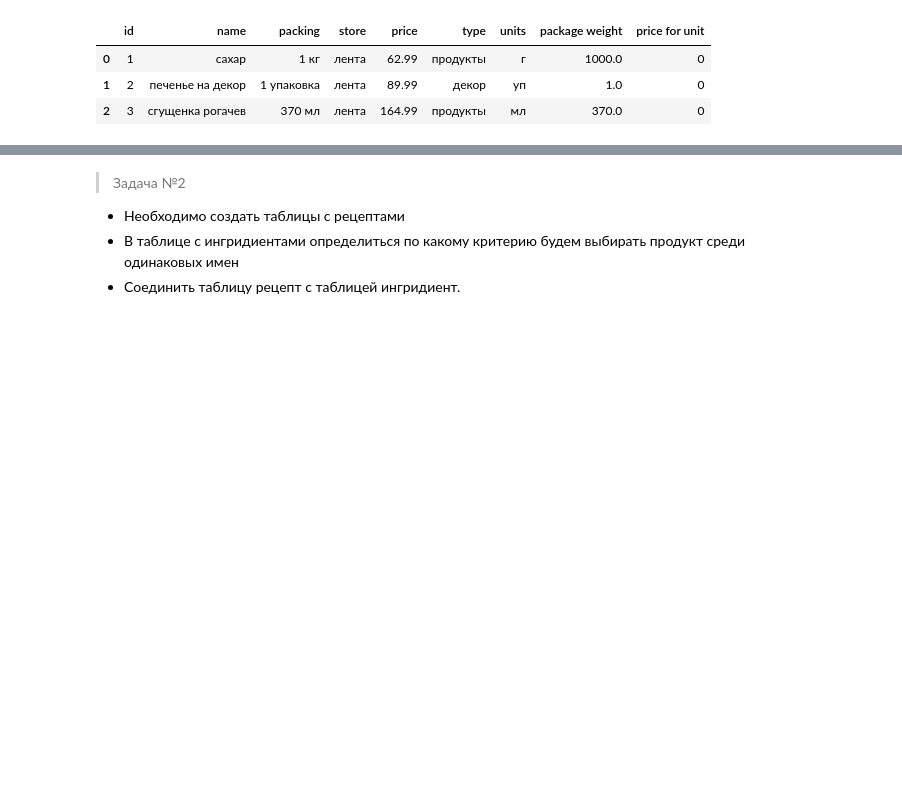
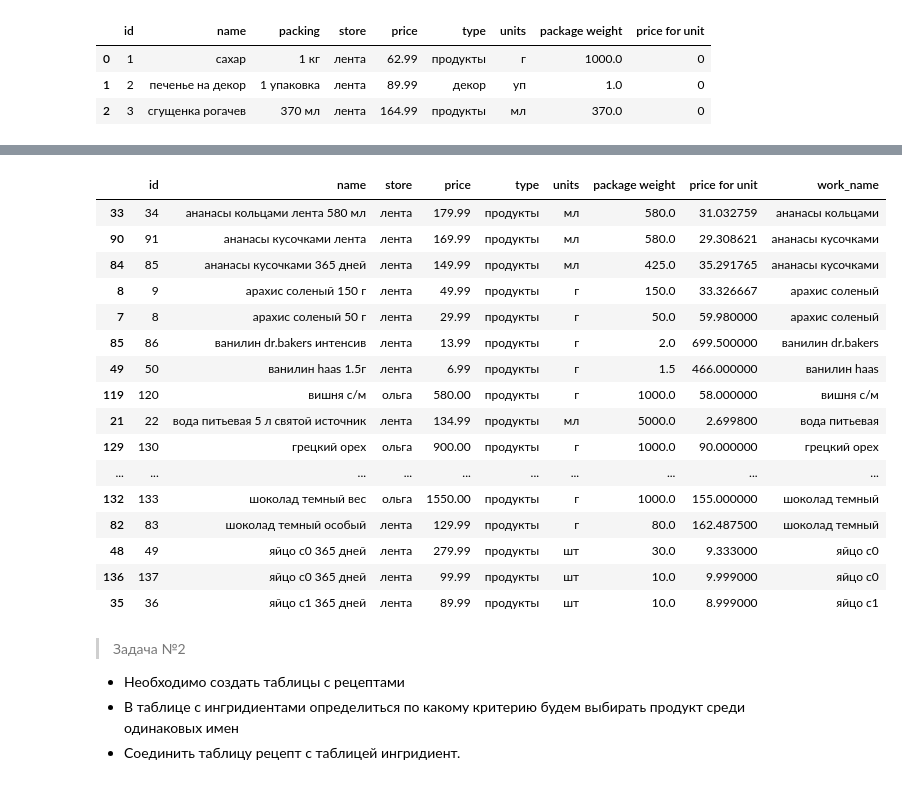
Before and after one commit to vavilove001-lab/project_cakes_cust, a Jupyter notebook: project_cakes_cust.ipynb, the cells around one changed output, grey strips where cells are left out. Drawn from its saved outputs; the diff is of its cells as text; code cells hidden in the pictures; blank space fills up the shorter version.

```diff
--- a/project_cakes_cust.ipynb
+++ b/project_cakes_cust.ipynb
@@ -141,0 +108,8 @@ data[data['type'] == 'продукты'].sort_values(by=['name','price for unit'
+# %%
+def rename(string):
+    string = string.split(' ')
+    if len(string) == 1:
+        return ' '.join(string[:2])
+    else:
+        return ' '.join(string[:2])
+#rename('шоколад белый воздушный 80 г')
@@ -142,3 +141,23 @@ data[data['type'] == 'продукты'].sort_values(by=['name','price for unit'
+# %%
+table_product.sort_values(by = ['work_name','price for unit'],ascending=True).head(60)
+# %% [output]
+|  | id | name | store | price | type | units | package weight | price for unit | work_name |
+| 33 | 34 | ананасы кольцами лента 580 мл | лента | 179.99 | продукты | мл | 580.0 | 31.032759 | ананасы кольцами |
+| 90 | 91 | ананасы кусочками лента | лента | 169.99 | продукты | мл | 580.0 | 29.308621 | ананасы кусочками |
+| 84 | 85 | ананасы кусочками 365 дней | лента | 149.99 | продукты | мл | 425.0 | 35.291765 | ананасы кусочками |
+| 8 | 9 | арахис соленый 150 г | лента | 49.99 | продукты | г | 150.0 | 33.326667 | арахис соленый |
+| 7 | 8 | арахис соленый 50 г | лента | 29.99 | продукты | г | 50.0 | 59.980000 | арахис соленый |
+| 85 | 86 | ванилин dr.bakers интенсив | лента | 13.99 | продукты | г | 2.0 | 699.500000 | ванилин dr.bakers |
+| 49 | 50 | ванилин haas 1.5г | лента | 6.99 | продукты | г | 1.5 | 466.000000 | ванилин haas |
+| 119 | 120 | вишня с/м | ольга | 580.00 | продукты | г | 1000.0 | 58.000000 | вишня с/м |
+| 21 | 22 | вода питьевая 5 л святой источник | лента | 134.99 | продукты | мл | 5000.0 | 2.699800 | вода питьевая |
+| 129 | 130 | грецкий орех | ольга | 900.00 | продукты | г | 1000.0 | 90.000000 | грецкий орех |
+| ... | ... | ... | ... | ... | ... | ... | ... | ... | ... |
+| 132 | 133 | шоколад темный вес | ольга | 1550.00 | продукты | г | 1000.0 | 155.000000 | шоколад темный |
+| 82 | 83 | шоколад темный особый | лента | 129.99 | продукты | г | 80.0 | 162.487500 | шоколад темный |
+| 48 | 49 | яйцо с0 365 дней | лента | 279.99 | продукты | шт | 30.0 | 9.333000 | яйцо с0 |
+| 136 | 137 | яйцо с0 365 дней | лента | 99.99 | продукты | шт | 10.0 | 9.999000 | яйцо с0 |
+| 35 | 36 | яйцо с1 365 дней | лента | 89.99 | продукты | шт | 10.0 | 8.999000 | яйцо с1 |
 # %% [markdown]
 >Задача №2
 * Необходимо создать таблицы с рецептами
```
Also changed, not shown: parts of 15 cells of this notebook.
